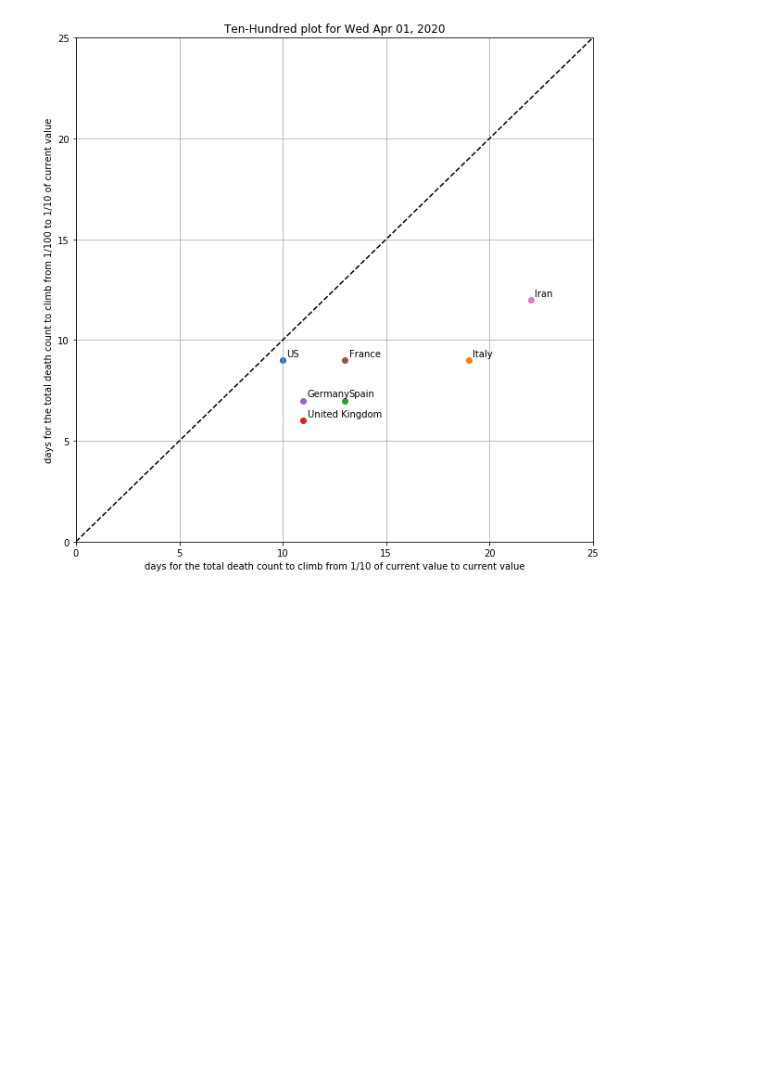
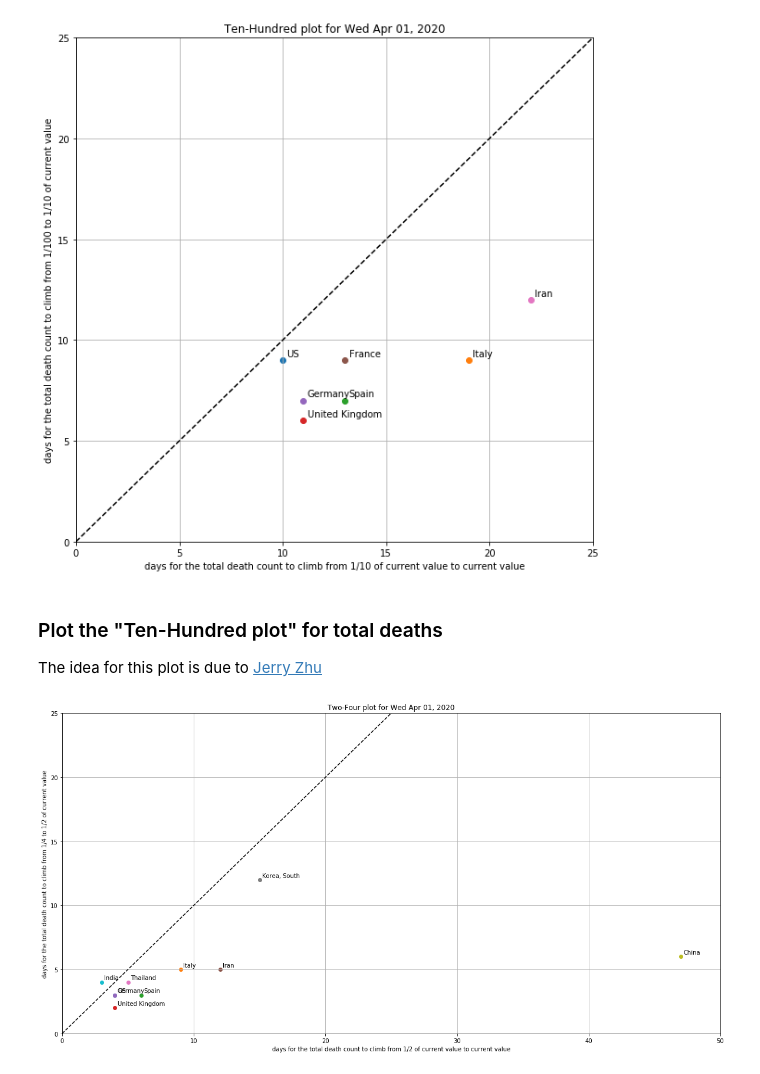
Before and after one commit to LaurentLessard/covid19, a Jupyter notebook: covid.ipynb, the cells around one changed output. Saved outputs shown, nothing was run; the diff lists cells and outputs as text; code cells hidden in the pictures; blank space fills up the shorter version.

```diff
--- a/covid.ipynb
+++ b/covid.ipynb
@@ -123,3 +123,34 @@ plt.axis([0,25,0,25])
 plt.title("Ten-Hundred plot for %s" % latest_date);
 # %% [output]
 [figure]
+# %% [markdown]
+### Plot the "Ten-Hundred plot" for total deaths
+The idea for this plot is due to [Jerry Zhu](https://www.youtube.com/watch?v=NP3ZdQwrL_Q)
+# %%
+# selected countries (should have >> 100 deaths for the plot to be meaningful)
+countries = ['US','Italy','Spain','United Kingdom','Germany','Iran', 'Thailand', 'Korea, South', 'China', 'India']
+min_deaths = 10
+
+# strip time indices since they don't matter for this plot
+df_stripped = df.reset_index(drop=True)
+
+plt.figure(figsize=(20,10))
+
+for country in countries:
+    data = df_stripped[country]
+    ix_end = data.index[-1]
+    ix_10  = data[ data < data.iloc[-1]/2 ].index[-1]
+    ix_100 = data[ data < data.iloc[-1]/4 ].index[-1]
+    x = ix_end - ix_10
+    y = ix_10 - ix_100
+    plt.scatter( x, y, marker="o", label=data.name )
+    plt.text( x+.2, y+.2, country )
+plt.plot([0,100],[0,100],'k--')
+
+plt.xlabel("days for the total death count to climb from 1/2 of current value to current value")
+plt.ylabel("days for the total death count to climb from 1/4 to 1/2 of current value")
+plt.grid()
+plt.axis([0,50,0,25])
+plt.title("Two-Four plot for %s" % latest_date);
+# %% [output]
+[figure, added]
```
